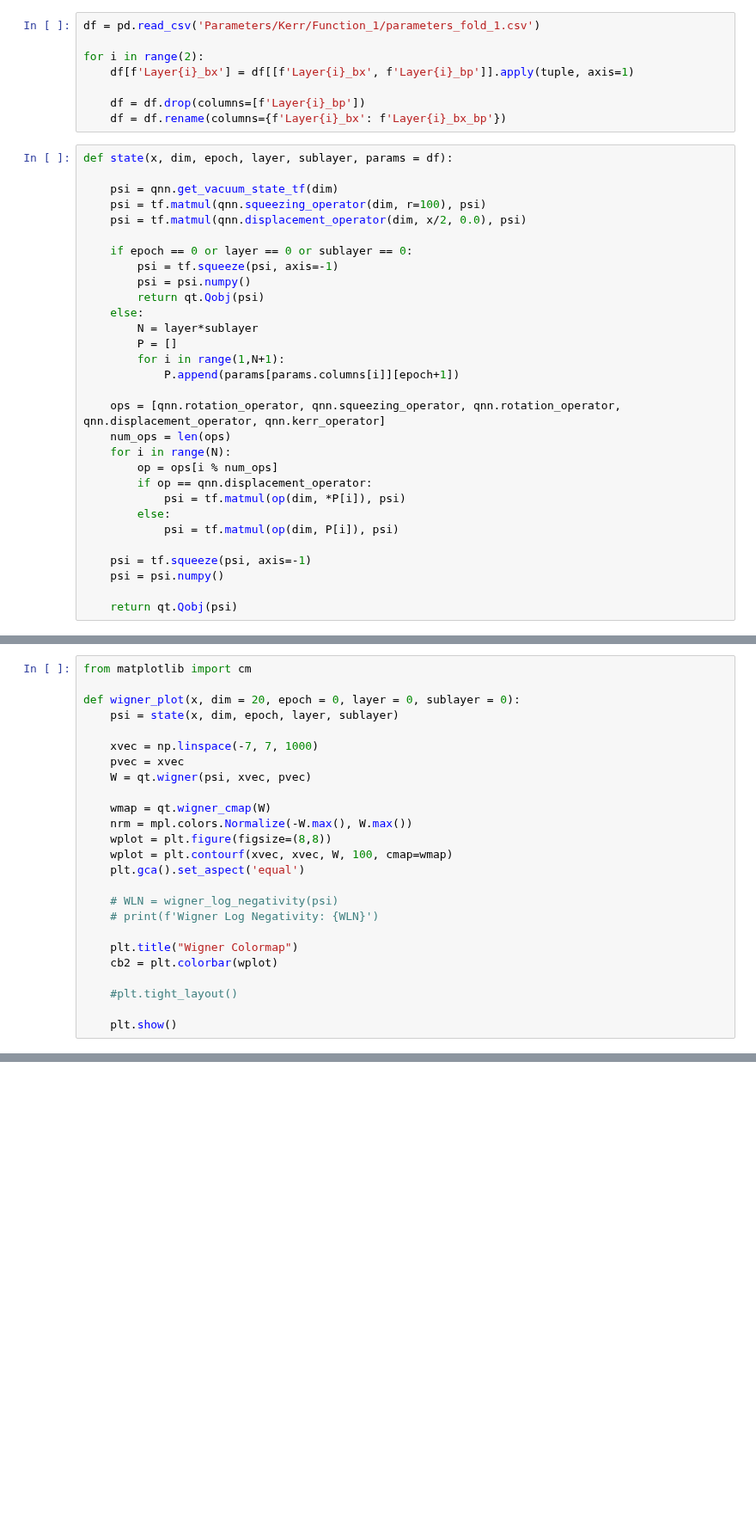
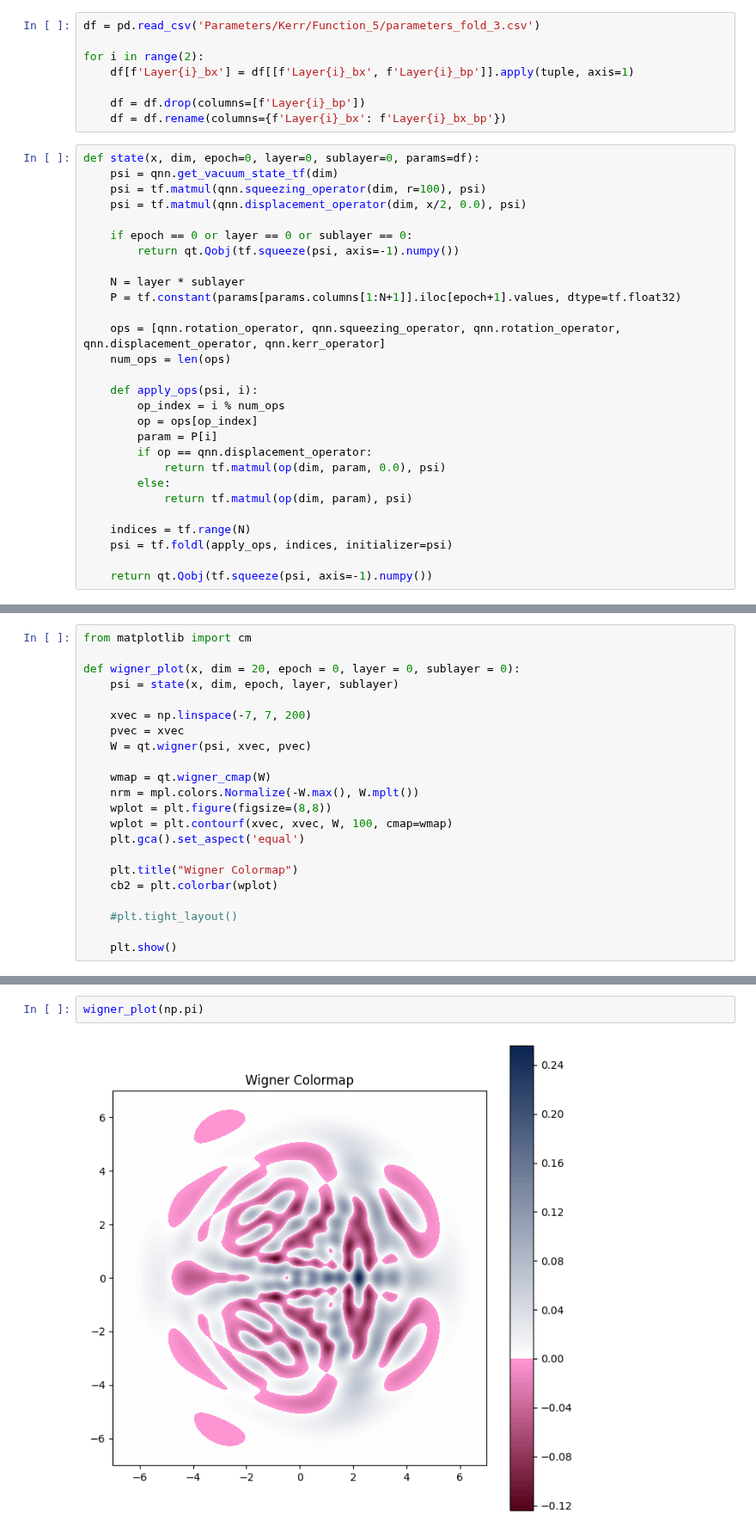
Before and after one commit to songofphysics/master-thesis, a Jupyter notebook: wigner_view.ipynb, the cells around one changed output, grey strips where cells are left out. Shown at 86% size. Saved outputs shown, nothing was run; the diff lists cells and outputs as text; blank space fills up the shorter version.

```diff
--- a/wigner_view.ipynb
+++ b/wigner_view.ipynb
@@ -13,6 +13,6 @@ import pandas as pd
 1 Physical GPUs, 1 Logical GPUs
 # %%
-df = pd.read_csv('Parameters/Kerr/Function_1/parameters_fold_1.csv')
+df = pd.read_csv('Parameters/Kerr/Function_5/parameters_fold_3.csv')
 
 for i in range(2):
     df[f'Layer{i}_bx'] = df[[f'Layer{i}_bx', f'Layer{i}_bp']].apply(tuple, axis=1)
@@ -20,32 +20,30 @@ for i in range(2):
     df = df.drop(columns=[f'Layer{i}_bp'])
     df = df.rename(columns={f'Layer{i}_bx': f'Layer{i}_bx_bp'})
 # %%
-def state(x, dim, epoch, layer, sublayer, params = df):
-
+def state(x, dim, epoch=0, layer=0, sublayer=0, params=df):
     psi = qnn.get_vacuum_state_tf(dim)
     psi = tf.matmul(qnn.squeezing_operator(dim, r=100), psi)
     psi = tf.matmul(qnn.displacement_operator(dim, x/2, 0.0), psi)
 
     if epoch == 0 or layer == 0 or sublayer == 0:
-        psi = tf.squeeze(psi, axis=-1)
-        psi = psi.numpy()
-        return qt.Qobj(psi)
-    else:
-        N = layer*sublayer
-        P = []
-        for i in range(1,N+1):
-            P.append(params[params.columns[i]][epoch+1])
+        return qt.Qobj(tf.squeeze(psi, axis=-1).numpy())
+
+    N = layer * sublayer
+    P = tf.constant(params[params.columns[1:N+1]].iloc[epoch+1].values, dtype=tf.float32)
 
     ops = [qnn.rotation_operator, qnn.squeezing_operator, qnn.rotation_operator, qnn.displacement_operator, qnn.kerr_operator]
     num_ops = len(ops)
-    for i in range(N):
-        op = ops[i % num_ops]
+
+    def apply_ops(psi, i):
+        op_index = i % num_ops
+        op = ops[op_index]
+        param = P[i]
         if op == qnn.displacement_operator:
-            psi = tf.matmul(op(dim, *P[i]), psi)
+            return tf.matmul(op(dim, param, 0.0), psi)
         else:
-            psi = tf.matmul(op(dim, P[i]), psi)
+            return tf.matmul(op(dim, param), psi)
 
-    psi = tf.squeeze(psi, axis=-1)
-    psi = psi.numpy()
+    indices = tf.range(N)
+    psi = tf.foldl(apply_ops, indices, initializer=psi)
 
-    return qt.Qobj(psi)
+    return qt.Qobj(tf.squeeze(psi, axis=-1).numpy())
@@ -73,18 +53,15 @@ from matplotlib import cm
 def wigner_plot(x, dim = 20, epoch = 0, layer = 0, sublayer = 0):
     psi = state(x, dim, epoch, layer, sublayer)
 
-    xvec = np.linspace(-7, 7, 1000)
+    xvec = np.linspace(-7, 7, 200)
     pvec = xvec
     W = qt.wigner(psi, xvec, pvec)
 
     wmap = qt.wigner_cmap(W)
-    nrm = mpl.colors.Normalize(-W.max(), W.max())
+    nrm = mpl.colors.Normalize(-W.max(), W.mplt())
     wplot = plt.figure(figsize=(8,8))
     wplot = plt.contourf(xvec, xvec, W, 100, cmap=wmap)
     plt.gca().set_aspect('equal')
-
-    # WLN = wigner_log_negativity(psi)
-    # print(f'Wigner Log Negativity: {WLN}')
 
     plt.title("Wigner Colormap")
     cb2 = plt.colorbar(wplot)
@@ -98,0 +72,4 @@ wigner_plot(-1.5, epoch=278, layer=3, sublayer=4)
+# %%
+wigner_plot(np.pi)
+# %% [output]
+[figure, added]
```
Also changed, not shown: parts of 9 cells of this notebook, 3 other files.
